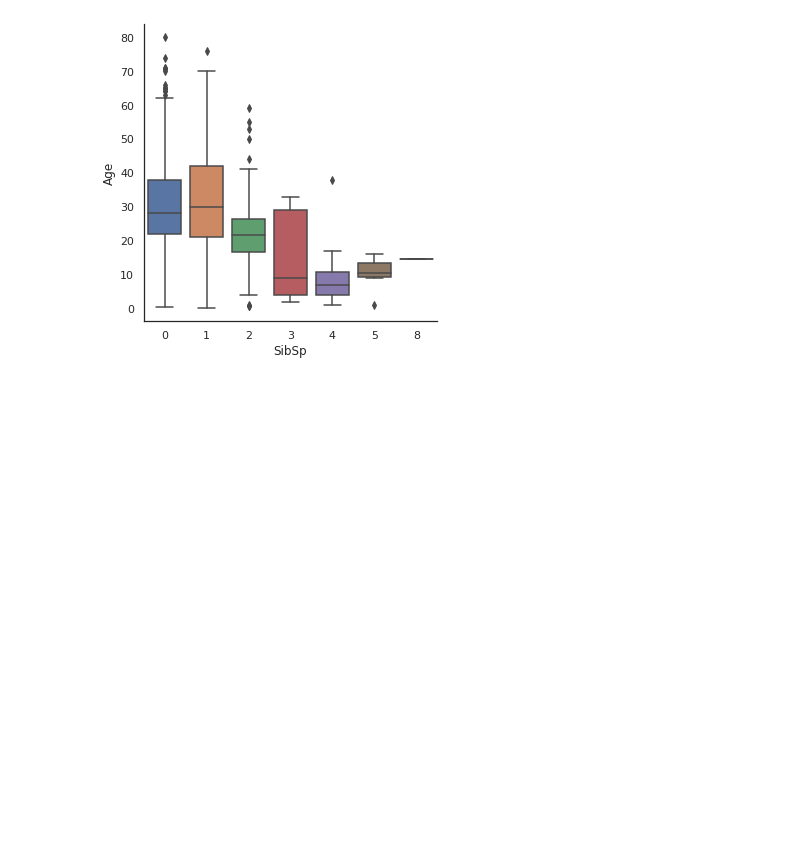
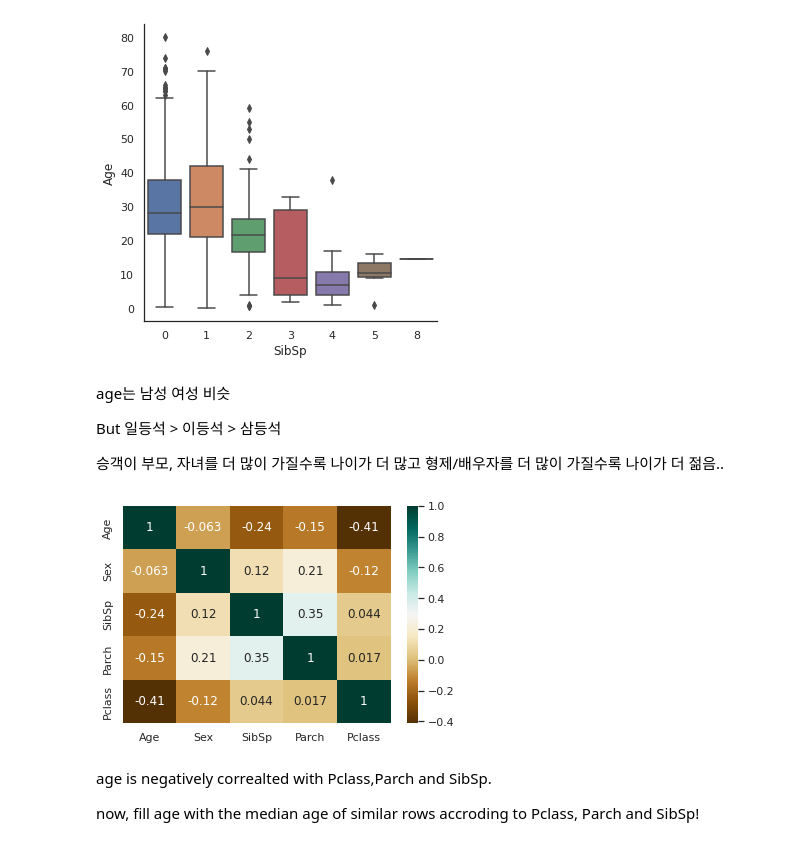
Before and after one commit to yunyunjin/Kaggle, a Jupyter notebook: titanic-top-4-with-ensemble-modeling.ipynb, the cells around one changed output. Cells and saved outputs as stored; diff of their text form; code cells hidden in the pictures; blank space fills up the shorter version.

```diff
--- a/titanic-top-4-with-ensemble-modeling.ipynb
+++ b/titanic-top-4-with-ensemble-modeling.ipynb
@@ -373,3 +373,20 @@ g = sns.factorplot(y="Age", x="SibSp", data=dataset, kind="box")
 [figure]
 [figure]
 [figure]
+# %% [markdown]
+age는 남성 여성 비슷
+
+But 일등석 > 이등석 > 삼등석
+
+승객이 부모, 자녀를 더 많이 가질수록 나이가 더 많고 형제/배우자를 더 많이 가질수록 나이가 더 젊음..
+# %%
+# convert sex into categorical value 0 for male and 1 for female
+dataset["Sex"] = dataset["Sex"].map({"male":0, "female":1})
+# %%
+g = sns.heatmap(dataset[["Age", "Sex", "SibSp","Parch","Pclass"]].corr(),cmap="BrBG", annot=True)
+# %% [output]
+[figure, added]
+# %% [markdown]
+age is negatively correalted with Pclass,Parch and SibSp.
+
+now, fill age with the median age of similar rows accroding to Pclass, Parch and SibSp!
```
Also changed, not shown: parts of 35 cells of this notebook.
